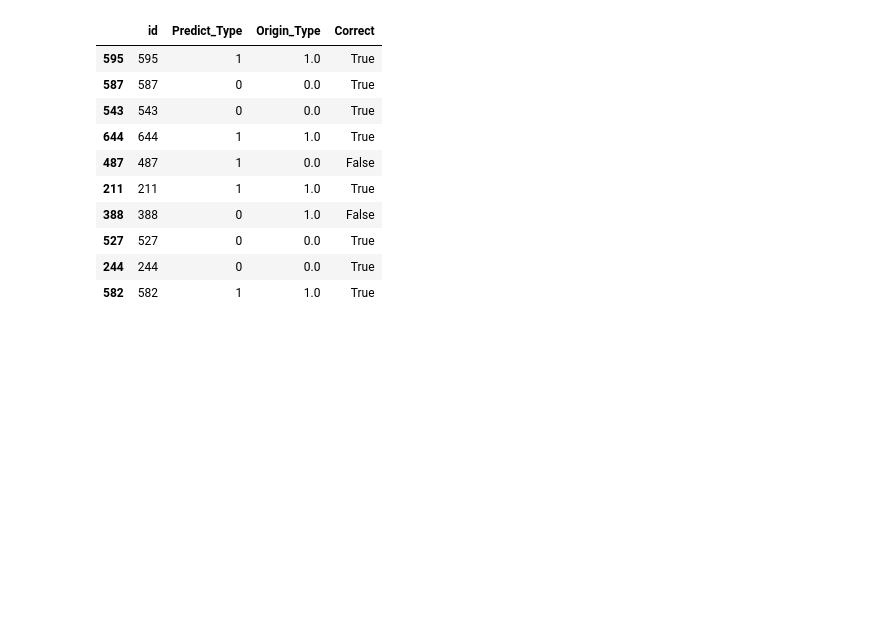
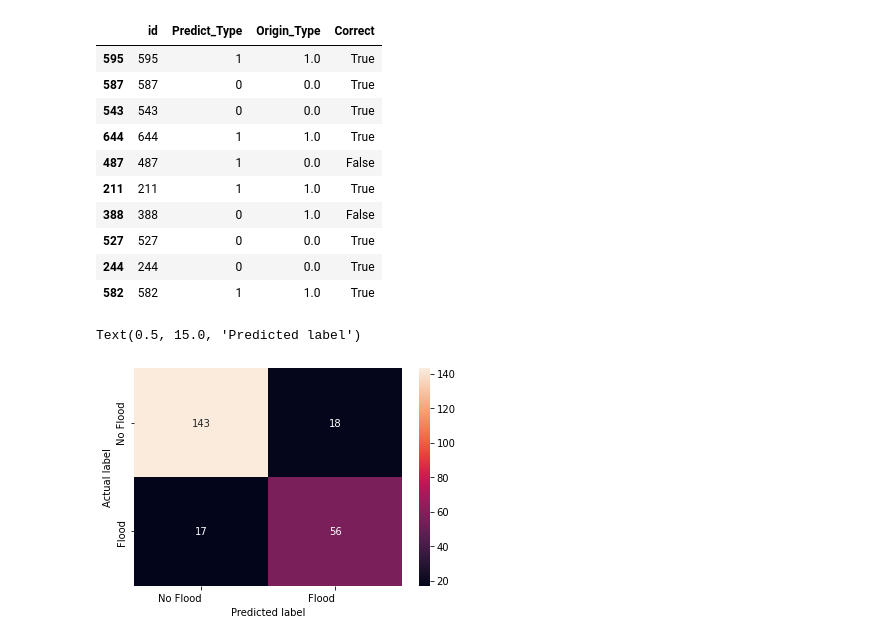
Before and after one commit to peyalrhmn/Flood-Prediction-Using-Deep-Learning-Approaches, a Jupyter notebook: Notebooks/ann_barisal.ipynb, the cells around one changed output. Saved outputs shown, nothing was run; the diff lists cells and outputs as text; code cells hidden in the pictures; blank space fills up the shorter version.

Commit message:
added conf matrix and classification report

```diff
--- a/Notebooks/ann_barisal.ipynb
+++ b/Notebooks/ann_barisal.ipynb
@@ -350,0 +360,12 @@ sub.head(10)
+# %%
+classes = ['No Flood', 'Flood']
+conf_mat = confusion_matrix(test_y, test_predict)
+df_conf_mat = pd.DataFrame(conf_mat, index = classes, columns = classes)
+heat_map = sns.heatmap(df_conf_mat, annot = True, fmt = 'd')
+heat_map.yaxis.set_ticklabels(heat_map.yaxis.get_ticklabels(), ha = 'right')
+heat_map.xaxis.set_ticklabels(heat_map.xaxis.get_ticklabels(), ha = 'right')
+plt.ylabel('Actual label')
+plt.xlabel('Predicted label')
+# %% [output]
+Text(0.5, 15.0, 'Predicted label')
+[figure, added]
```
Also changed, not shown: parts of 3 cells of this notebook.
